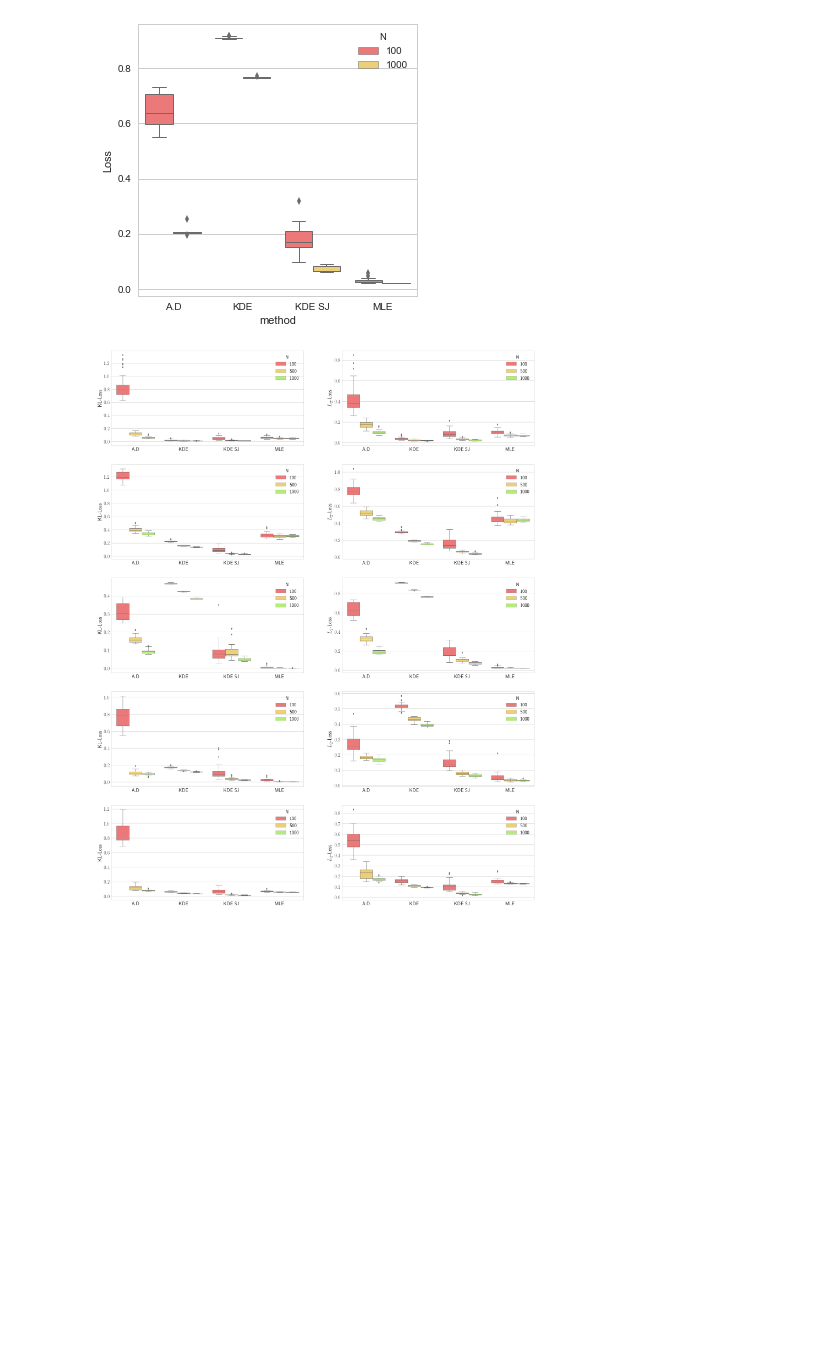
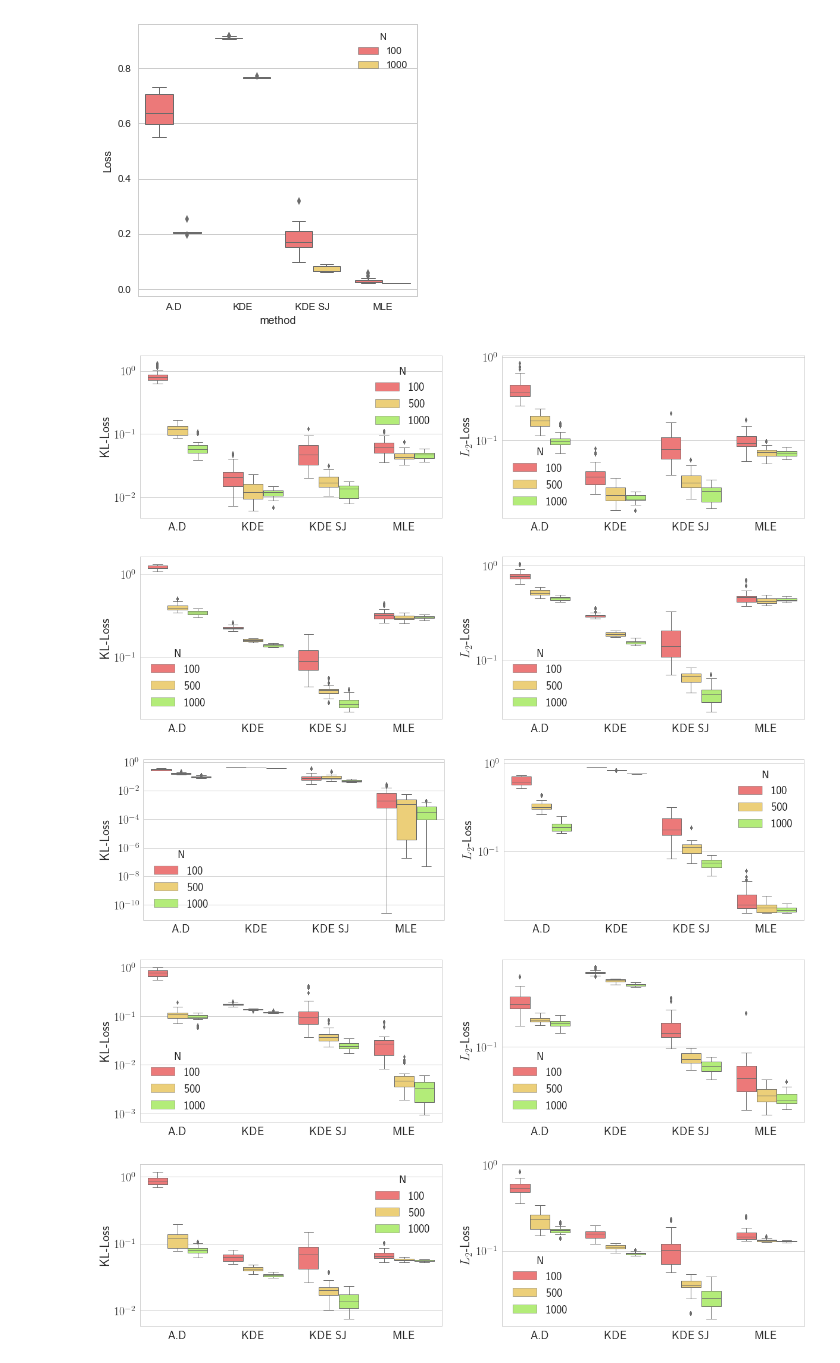
Before and after one commit to mehdisebbar/kl-aggregation, a Jupyter notebook: weight_vector_simulations_paper/weight_vector_estim_code/result extract v2.ipynb, the cells around one changed output. Cells and saved outputs as stored; diff of their text form; code cells hidden in the pictures; blank space fills up the shorter version.

```diff
--- a/weight_vector_simulations_paper/weight_vector_estim_code/result extract v2.ipynb
+++ b/weight_vector_simulations_paper/weight_vector_estim_code/result extract v2.ipynb
@@ -330,3 +330,6 @@ boxplot_params(boxplotElements)
 plt.title("Lapl-Gauss dict KL div")
 # %% [markdown]
 # Generation plots of Thesis Document
+# %%
+import pandas as pd
+df5 = pd.read_csv("./cleaned_results_N_100_500_1000_03-05-2017.csv")
@@ -366,34 +371,42 @@ for type_dens in df5.type_dens.unique():
 # %%
 import matplotlib.pyplot as plt
 import seaborn as sns
 def test(df, type_dens, metric, rows, columns, i):
     plt.subplot(rows, columns, i)
     boxplot = sns.boxplot(x="method", y="Loss", hue="N", data=df[(df.metric==metric) & (df.type_dens==type_dens)],
                          palette=["#ff6666", "#ffd966", "#b3ff66"])
     for patch in boxplot.artists:
         r, g, b, a = patch.get_facecolor()
         patch.set_facecolor((r, g, b, 1))
     boxplot.set_xlabel('')
     if metric == 'L2':
         boxplot.set_ylabel(r'$L_2$-Loss')
     else:
         boxplot.set_ylabel(metric+'-Loss')
     sns_plot = boxplot.get_figure()
+    for ax in sns_plot.get_axes():
+        ax.set_yscale('log')
 
-plt.subplots(figsize=(30,40))
-plt.rc('text', usetex=True)
-plt.rc('font', family='serif')
-sns.set_style("whitegrid")
-sns.despine()
-sns.set_context("notebook", font_scale=2, rc={"lines.linewidth": 1})
-i=1
-type_dens_list = ['uniform', 'rect', 'gauss', 'lapl_gauss','lapl_gauss_not_dict']
-rows = len(type_dens_list)
-columns = 2
-for type_dens in type_dens_list:
-    for metric in ["KL", "L2"]:
-        test(df5, type_dens, metric, rows, columns, i)
-        i+=1
-plt.savefig("../../phd-thesis/TeX_files/full_results", dpi=100, transparent=True, bbox_inches='tight', pad_inches=0)
+
+
+for type_dens_list in ['uniform', 'rect', 'gauss', 'lapl_gauss','lapl_gauss_not_dict']:
+    plt.subplots(figsize=(20,5))
+    plt.rc('text', usetex=True)
+    plt.rc('font', family='serif')
+    sns.set_style("whitegrid")
+    sns.despine()
+    sns.set_context("notebook", font_scale=2, rc={"lines.linewidth": 1})
+    i=1
+    rows = 1
+    columns = 2
+    for type_dens in [type_dens_list]:
+        for metric in ["KL", "L2"]:
+            test(df5, type_dens, metric, rows, columns, i)
+            i+=1
+    plt.savefig("../../phd-thesis/TeX_files/full_results_"+type_dens, dpi=100, transparent=True, bbox_inches='tight', pad_inches=0)
 # %% [output]
-[figure, old version]
+[figure, new version]
+[figure, added]
+[figure, added]
+[figure, added]
+[figure, added]
```
Also changed, not shown: parts of 2 cells of this notebook, 3 other files.
